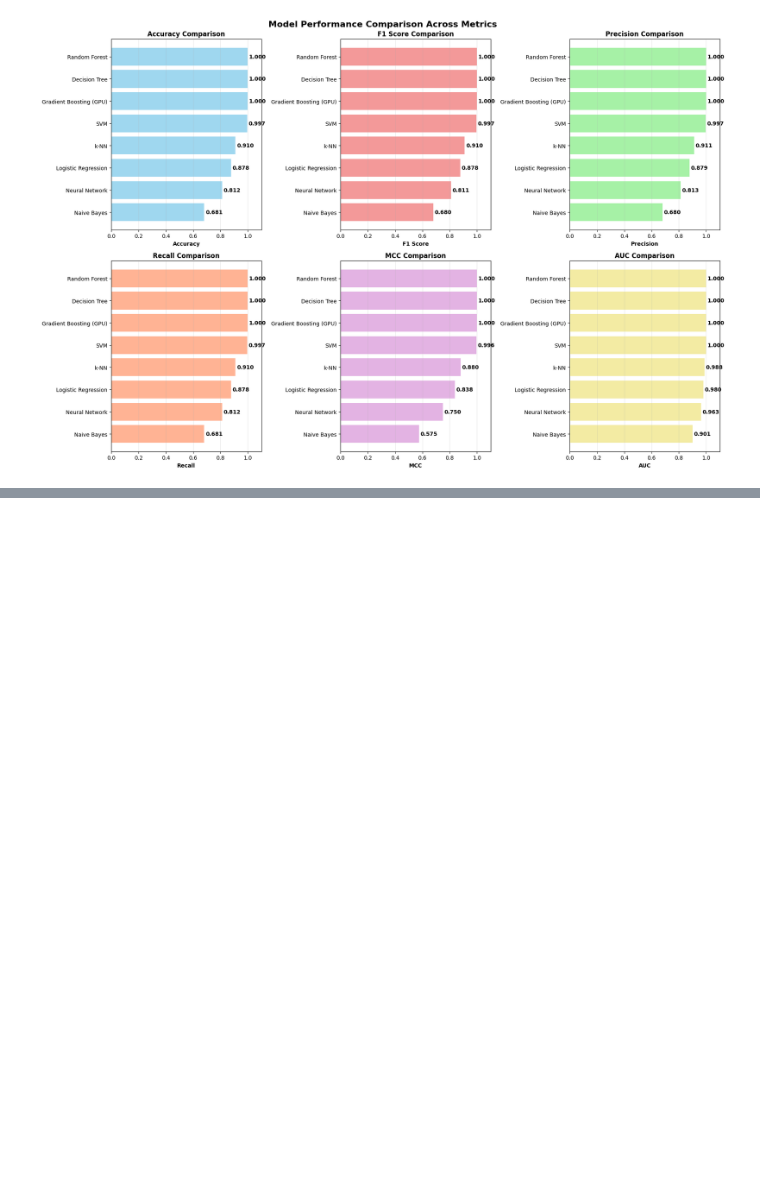
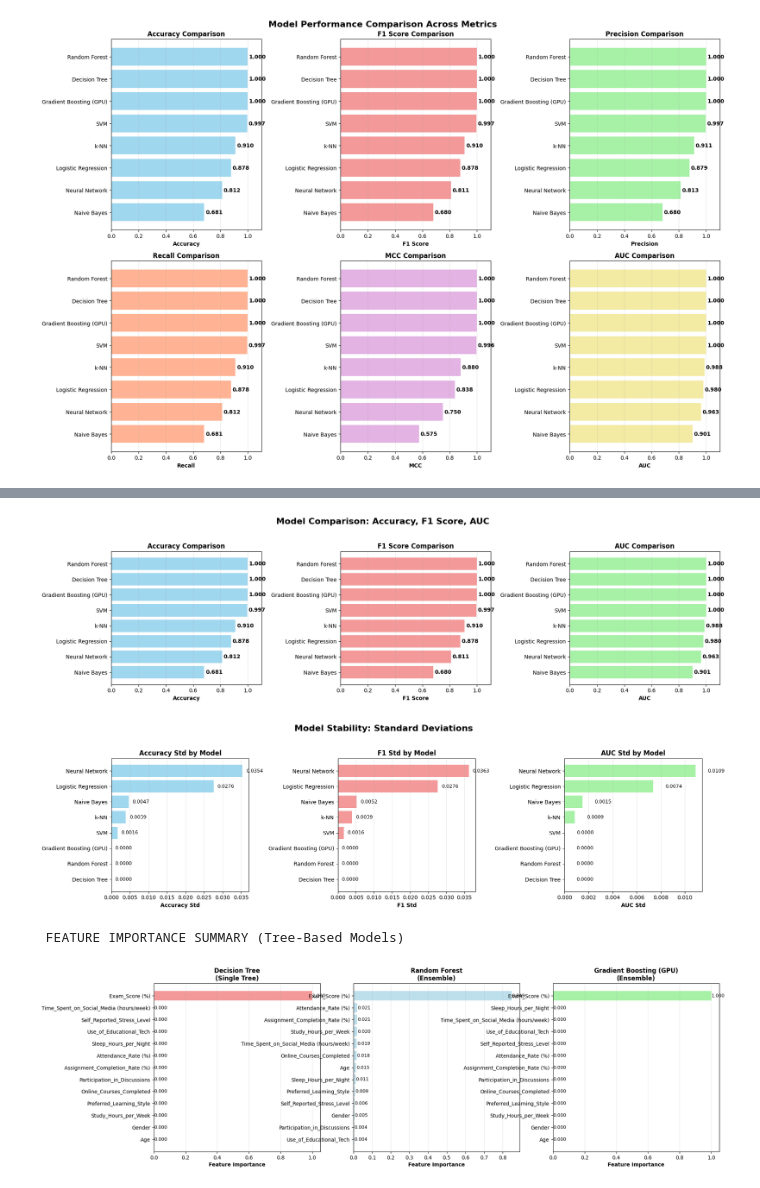
Before and after one commit to TheRealAngelo/Predicting-Educational-Success, a Jupyter notebook: Predicting Educational Success/FinalProject-Morales-Oro-Partosa.ipynb, the cells around one changed output, grey strips where cells are left out. Cells and saved outputs as stored; diff of their text form; code cells hidden in the pictures; blank space fills up the shorter version.

```diff
--- a/Predicting Educational Success/FinalProject-Morales-Oro-Partosa.ipynb
+++ b/Predicting Educational Success/FinalProject-Morales-Oro-Partosa.ipynb
@@ -692,3 +682,80 @@ Rank | Model                     | Accuracy | F1 Score | Precision | Recall   |
 | 0 | Logistic Regression | 0.8784 | 0.8783 | 0.8785 | 0.8784 | 0.8378 | 0.9804 |
 | 6 | Neural Network | 0.8120 | 0.8106 | 0.8134 | 0.8120 | 0.7504 | 0.9630 |
 | 3 | Naive Bayes | 0.6813 | 0.6805 | 0.6804 | 0.6813 | 0.5749 | 0.9010 |
+# %%
+# Cell 12: AUC, Accuracy, F1 comparison bar plots
+import matplotlib.pyplot as plt
+
+metrics_to_plot = ['Accuracy', 'F1 Score', 'AUC']
+colors = ['skyblue', 'lightcoral', 'lightgreen']
+fig, axes = plt.subplots(1, 3, figsize=(18, 5))
+fig.suptitle('Model Comparison: Accuracy, F1 Score, AUC', fontsize=16, fontweight='bold')
+
+for idx, metric in enumerate(metrics_to_plot):
+    ax = axes[idx]
+    sorted_df = results_df.sort_values(by=metric, ascending=True)
+    bars = ax.barh(sorted_df['Model'], sorted_df[metric], color=colors[idx], alpha=0.8)
+    for bar in bars:
+        width = bar.get_width()
+        ax.text(width + 0.01, bar.get_y() + bar.get_height()/2, f'{width:.3f}', ha='left', va='center', fontweight='bold')
+    ax.set_xlabel(metric, fontweight='bold')
+    ax.set_title(f'{metric} Comparison', fontweight='bold')
+    ax.set_xlim(0, 1.1)
+    ax.grid(axis='x', alpha=0.3)
+plt.tight_layout(rect=[0, 0, 1, 0.95])
+plt.show()
+
+# 📈 Standard deviation plots (if available)
+std_metrics = ['Accuracy_Std', 'F1_Std', 'AUC_Std']
+std_labels = ['Accuracy Std', 'F1 Std', 'AUC Std']
+fig, axes = plt.subplots(1, 3, figsize=(18, 5))
+fig.suptitle('Model Stability: Standard Deviations', fontsize=16, fontweight='bold')
+
+for idx, (std_metric, std_label) in enumerate(zip(std_metrics, std_labels)):
+    ax = axes[idx]
+    sorted_df = results_df.sort_values(by=std_metric, ascending=True)
+    bars = ax.barh(sorted_df['Model'], sorted_df[std_metric], color=colors[idx], alpha=0.8)
+    for bar in bars:
+        width = bar.get_width()
+        ax.text(width + 0.001, bar.get_y() + bar.get_height()/2, f'{width:.4f}', ha='left', va='center', fontsize=9)
+    ax.set_xlabel(std_label, fontweight='bold')
+    ax.set_title(f'{std_label} by Model', fontweight='bold')
+    ax.grid(axis='x', alpha=0.3)
+plt.tight_layout(rect=[0, 0, 1, 0.95])
+plt.show()
+
+# Feature importance visualizations (summary)
+print("\n FEATURE IMPORTANCE SUMMARY (Tree-Based Models)")
+feature_importance_models = ['Decision Tree', 'Random Forest', xgb_label]
+fig, axes = plt.subplots(1, 3, figsize=(20, 6))
+for idx, model_name in enumerate(feature_importance_models):
+    if model_name in models:
+        model = models[model_name]
+        try:
+            model.fit(X, y)
+            if hasattr(model, 'feature_importances_'):
+                importances = model.feature_importances_
+            else:
+                continue
+            feature_imp_df = pd.DataFrame({
+                'feature': features,
+                'importance': importances
+            }).sort_values('importance', ascending=True)
+            ax = axes[idx]
+            colors2 = ['lightcoral', 'lightblue', 'lightgreen']
+            bars = ax.barh(feature_imp_df['feature'], feature_imp_df['importance'], color=colors2[idx], alpha=0.8)
+            for bar in bars:
+                width = bar.get_width()
+                ax.text(width + 0.001, bar.get_y() + bar.get_height()/2, f'{width:.3f}', ha='left', va='center', fontsize=9)
+            ax.set_xlabel('Feature Importance', fontweight='bold')
+            model_type = "Single Tree" if model_name == "Decision Tree" else "Ensemble"
+            ax.set_title(f'{model_name}\n({model_type})', fontweight='bold')
+            ax.grid(axis='x', alpha=0.3)
+        except Exception as e:
+            print(f" Could not get feature importance for {model_name}: {e}")
+            axes[idx].text(0.5, 0.5, f"Feature importance\nnot available", ha='center', va='center', transform=axes[idx].transAxes)
+# %% [output]
+[figure, added]
+[figure, added]
+ FEATURE IMPORTANCE SUMMARY (Tree-Based Models)
+[figure, added]
```
Also changed, not shown: parts of 4 cells of this notebook, 2 other files.
